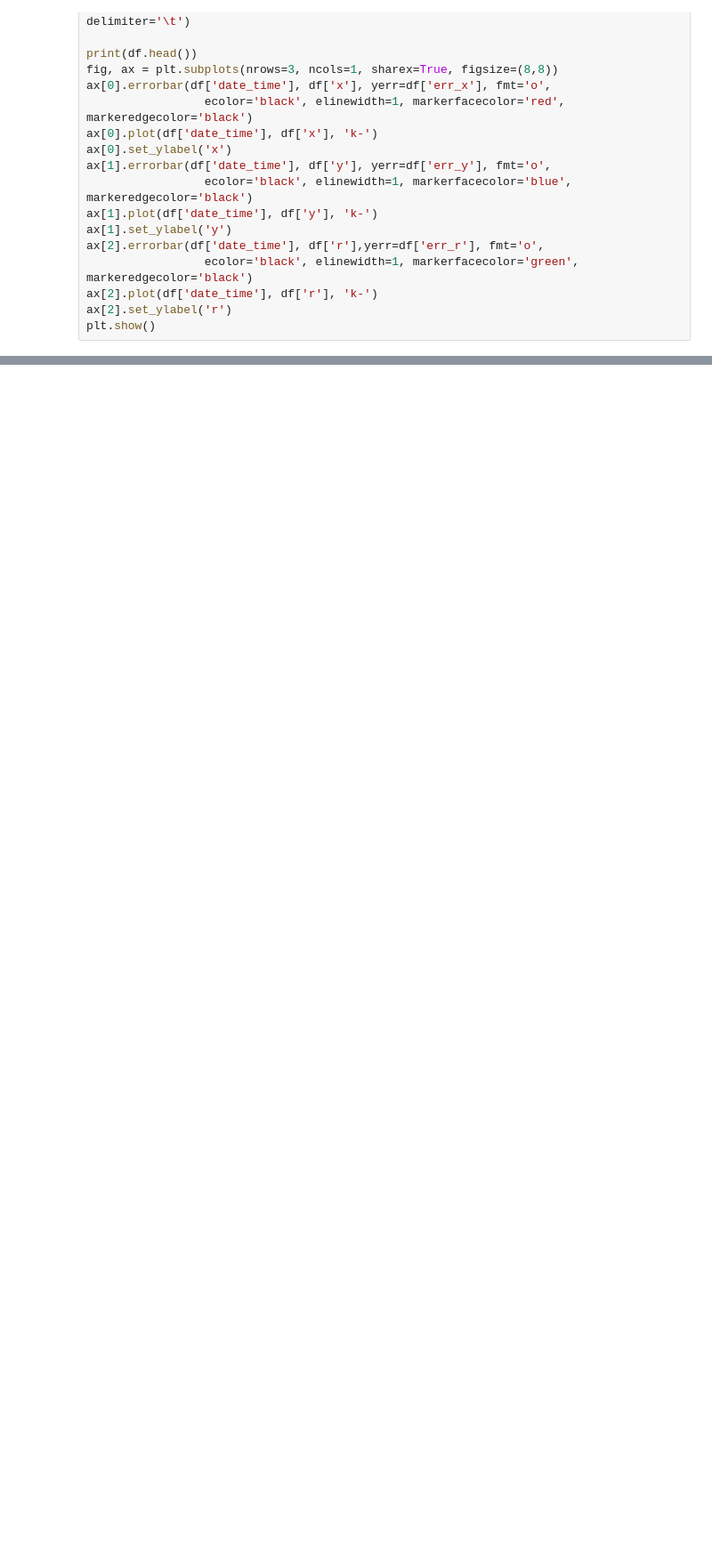
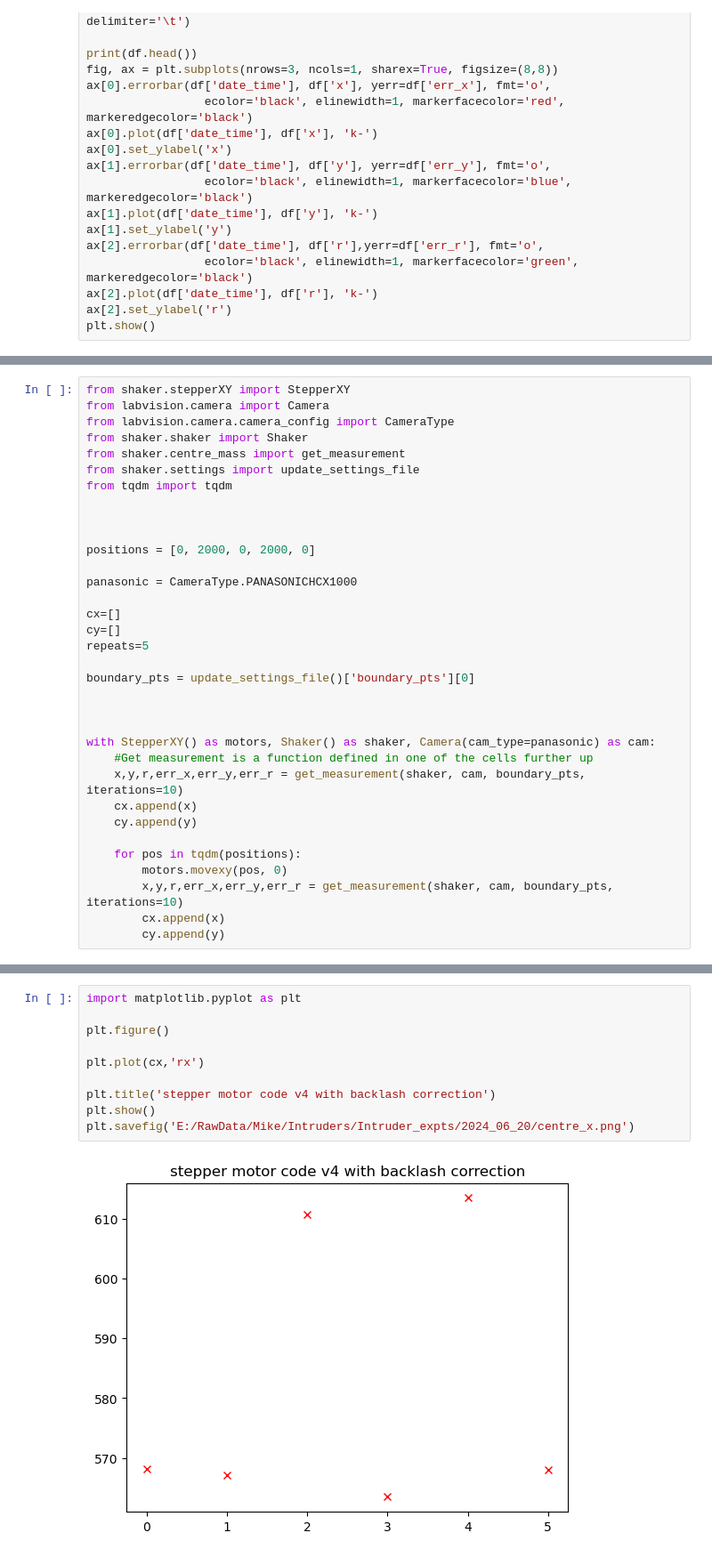
Before and after one commit to MikeSmithLabTeam/shaker_expts, a Jupyter notebook: preexperiment_setup.ipynb, the cells around one changed output, grey strips where cells are left out. Shown: that part at 89% size. Drawn from its saved outputs; the diff is of its cells as text; blank space fills up the shorter version.

```diff
--- a/preexperiment_setup.ipynb
+++ b/preexperiment_setup.ipynb
@@ -469,0 +515,34 @@ Example stability plot over 5 days. Much better than the measurement fluctuation
+# %%
+from shaker.stepperXY import StepperXY
+from labvision.camera import Camera
+from labvision.camera.camera_config import CameraType
+from shaker.shaker import Shaker
+from shaker.centre_mass import get_measurement
+from shaker.settings import update_settings_file
+from tqdm import tqdm
+
+
+
+positions = [0, 2000, 0, 2000, 0]
+
+panasonic = CameraType.PANASONICHCX1000
+
+cx=[]
+cy=[]
+repeats=5
+
+boundary_pts = update_settings_file()['boundary_pts'][0]
+
+
+
+with StepperXY() as motors, Shaker() as shaker, Camera(cam_type=panasonic) as cam:
+    #Get measurement is a function defined in one of the cells further up
+    x,y,r,err_x,err_y,err_r = get_measurement(shaker, cam, boundary_pts, iterations=10)
+    cx.append(x)
+    cy.append(y)
+
+    for pos in tqdm(positions):
+        motors.movexy(pos, 0)
+        x,y,r,err_x,err_y,err_r = get_measurement(shaker, cam, boundary_pts, iterations=10)
+        cx.append(x)
+        cy.append(y)
@@ -469,0 +577,12 @@ Example stability plot over 5 days. Much better than the measurement fluctuation
+# %%
+import matplotlib.pyplot as plt
+
+plt.figure()
+
+plt.plot(cx,'rx')
+
+plt.title('stepper motor code v4 with backlash correction')
+plt.show()
+plt.savefig('E:/RawData/Mike/Intruders/Intruder_expts/2024_06_20/centre_x.png')
+# %% [output]
+[figure, added]
```
Also changed, not shown: parts of 32 cells of this notebook, 2 other files.
